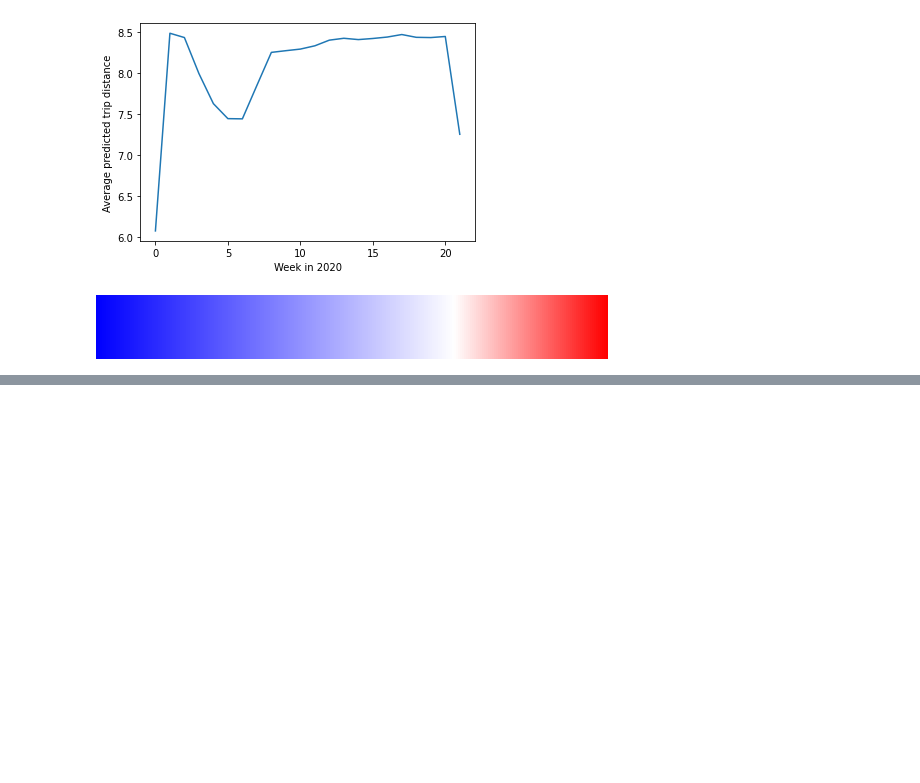
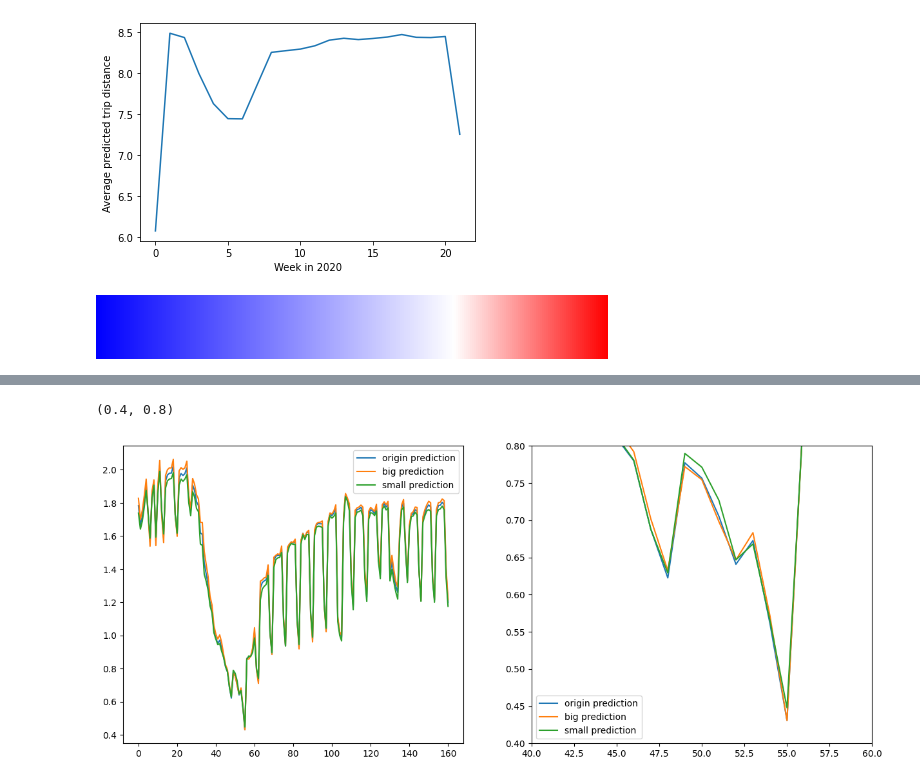
Before and after one commit to HuangNX/Conformity_Casual_Inferance, a Jupyter notebook: try_ATE.ipynb, the cells around one changed output, grey strips where cells are left out. Saved outputs shown, nothing was run; the diff lists cells and outputs as text; code cells hidden in the pictures; blank space fills up the shorter version.

```diff
--- a/try_ATE.ipynb
+++ b/try_ATE.ipynb
@@ -1092,0 +1150,4 @@ linear_cmap
+# %%
+conformity_index = 0
+indices = np.unique(dataset['treatments'][...,0])
+indices
@@ -1092,0 +1157,4 @@ linear_cmap
+# %%
+# 第一次预测，原数据
+prediction, observations = rnn_predict(dataset=dataset, MODEL_ROOT=MODEL_ROOT,
+                    b_use_predicted_confounders=True)
@@ -1092,0 +1165,10 @@ linear_cmap
+# %%
+# 第二次预测，treatment + 1
+dataset_replic = copy.deepcopy(dataset)
+dummy_treat = dataset_replic['treatments'][:,:,conformity_index]
+dummy_treat = np.clip(dummy_treat+1, None, np.max(dummy_treat))
+dataset_replic['treatments'][:,:,conformity_index] = dummy_treat
+prediction_plus, _ = rnn_predict(dataset=dataset_replic, MODEL_ROOT=MODEL_ROOT,
+                    b_use_predicted_confounders=True)
+del dataset_replic
+gc.collect()
@@ -1092,0 +1180,10 @@ linear_cmap
+# %%
+# 第三次预测，treatment - 1
+dataset_replic = copy.deepcopy(dataset)
+dummy_treat = dataset_replic['treatments'][:,:,conformity_index]
+dummy_treat = np.clip(dummy_treat-1, np.min(dummy_treat), None)
+dataset_replic['treatments'][:,:,conformity_index] = dummy_treat
+prediction_minus, _ = rnn_predict(dataset=dataset_replic, MODEL_ROOT=MODEL_ROOT,
+                    b_use_predicted_confounders=True)
+del dataset_replic
+gc.collect()
@@ -1092,0 +1195,17 @@ linear_cmap
+# %%
+# 2020年平均预测
+fig, ax = plt.subplots(1,2,figsize=(15, 6))
+ax[0].plot(np.mean(prediction, axis=0), label="origin prediction")
+ax[0].plot(np.mean(prediction_plus, axis=0), label="big prediction")
+ax[0].plot(np.mean(prediction_minus, axis=0), label="small prediction")
+ax[0].legend()
+
+ax[1].plot(np.mean(prediction, axis=0), label="origin prediction")
+ax[1].plot(np.mean(prediction_plus, axis=0), label="big prediction")
+ax[1].plot(np.mean(prediction_minus, axis=0), label="small prediction")
+ax[1].legend()
+ax[1].set_xlim([40,60])
+ax[1].set_ylim([0.4, 0.8])
+# %% [output]
+(0.4, 0.8)
+[figure, added]
```
Also changed, not shown: parts of 57 cells of this notebook, 21 other files.
